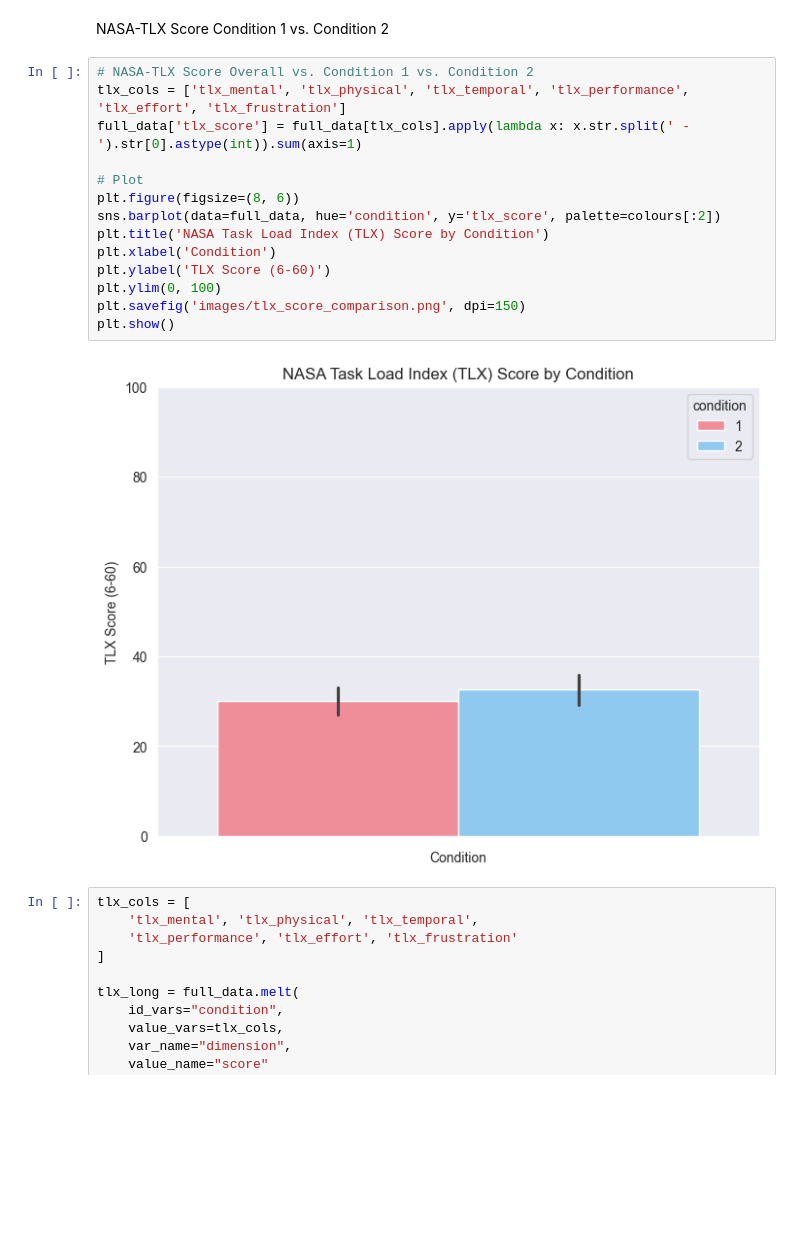
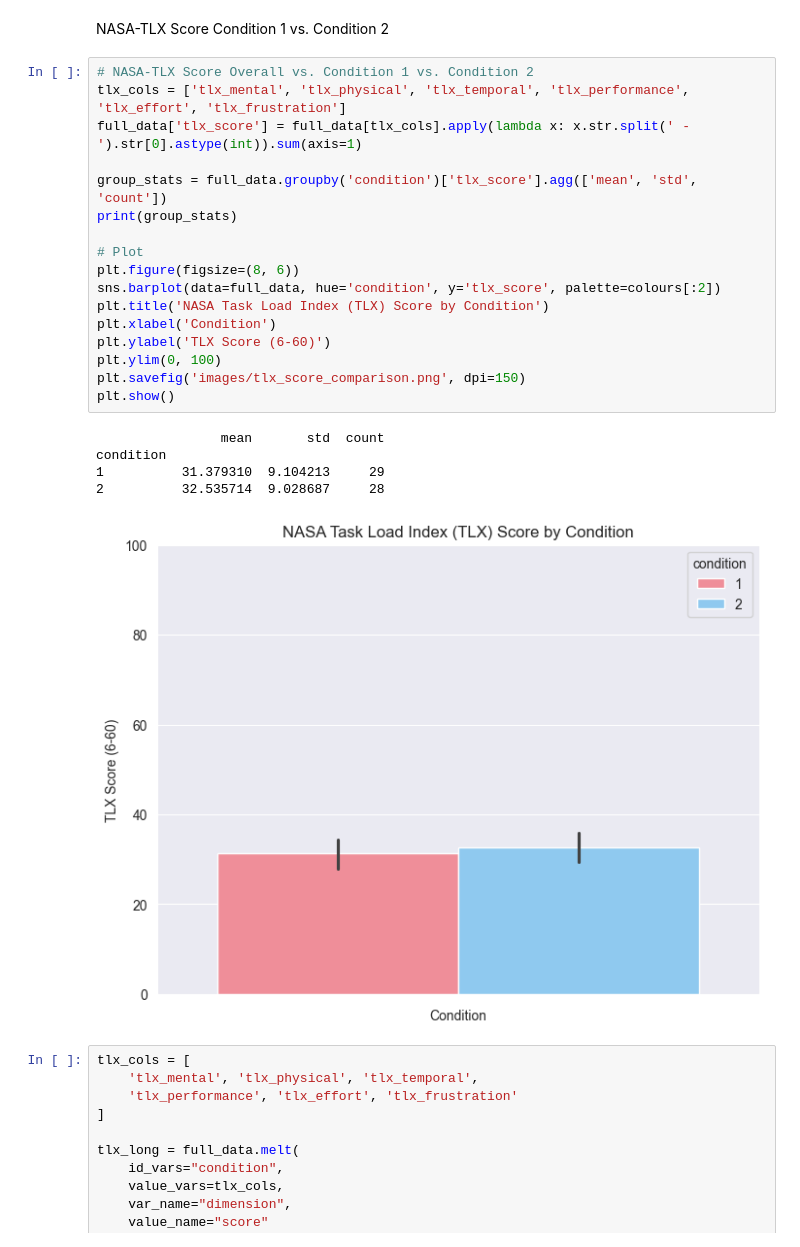
Before and after one commit to pinkstegosaurus99/plot_visualization, a Jupyter notebook: plotting.ipynb, the cells around one changed output. Drawn from its saved outputs; the diff is of its cells as text; blank space fills up the shorter version.

```diff
--- a/plotting.ipynb
+++ b/plotting.ipynb
@@ -1263,19 +1300,26 @@ NASA-TLX Score Condition 1 vs. Condition 2
 # %%
 # NASA-TLX Score Overall vs. Condition 1 vs. Condition 2
 tlx_cols = ['tlx_mental', 'tlx_physical', 'tlx_temporal', 'tlx_performance', 'tlx_effort', 'tlx_frustration']
 full_data['tlx_score'] = full_data[tlx_cols].apply(lambda x: x.str.split(' - ').str[0].astype(int)).sum(axis=1)
+
+group_stats = full_data.groupby('condition')['tlx_score'].agg(['mean', 'std', 'count'])
+print(group_stats)
 
 # Plot
 plt.figure(figsize=(8, 6))
 sns.barplot(data=full_data, hue='condition', y='tlx_score', palette=colours[:2])
 plt.title('NASA Task Load Index (TLX) Score by Condition')
 plt.xlabel('Condition')
 plt.ylabel('TLX Score (6-60)')
 plt.ylim(0, 100)
 plt.savefig('images/tlx_score_comparison.png', dpi=150)
 plt.show()
 # %% [output]
+                mean       std  count
+condition
+1          31.379310  9.104213     29
+2          32.535714  9.028687     28
-[figure, old version]
+[figure, new version]
 # %%
 tlx_cols = [
     'tlx_mental', 'tlx_physical', 'tlx_temporal',
```
Also changed, not shown: parts of 23 cells of this notebook, 4 other files.
